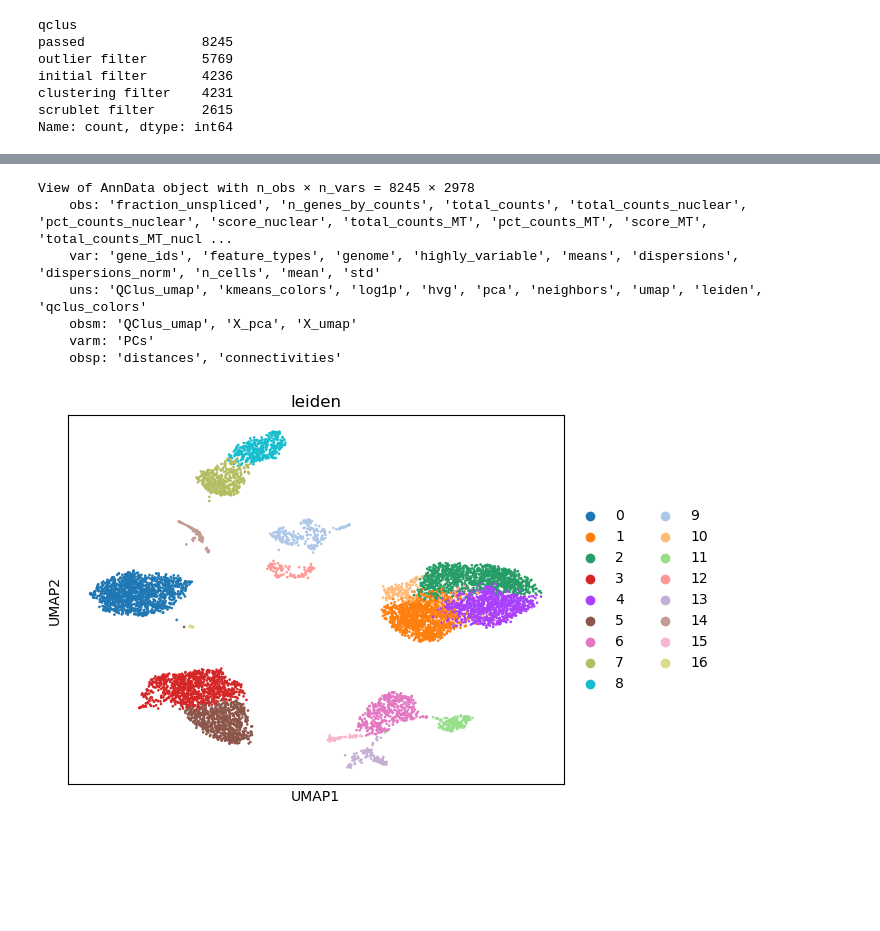
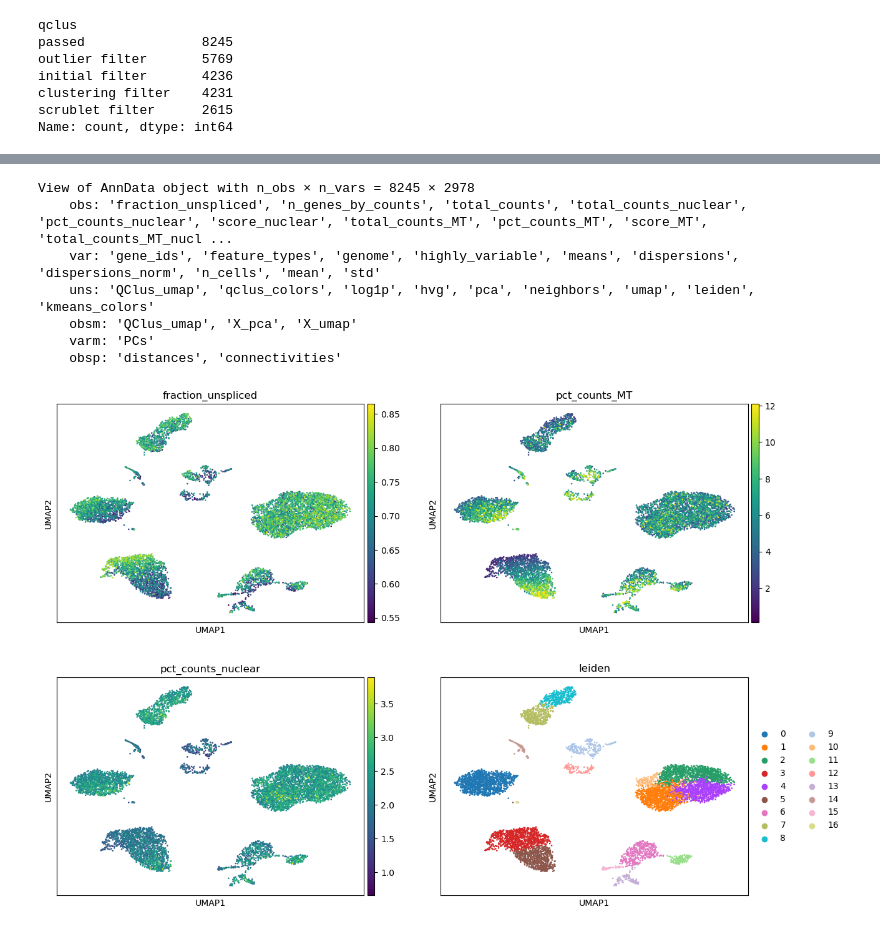
Before and after one commit to linnalab/qclus, a Jupyter notebook: tutorials/qclus_tutorial.ipynb, the cells around one changed output, grey strips where cells are left out. Saved outputs shown, nothing was run; the diff lists cells and outputs as text; code cells hidden in the pictures; blank space fills up the shorter version.

Commit message:
Expanded figures in tutorial

```diff
--- a/tutorials/qclus_tutorial.ipynb
+++ b/tutorials/qclus_tutorial.ipynb
@@ -55,3 +56,30 @@ initial filter       4236
 clustering filter    4231
 scrublet filter      2615
 Name: count, dtype: int64
+# %%
+# Define the order of the qclus categories
+qclus_order = ['passed', 'scrublet filter', 'outlier filter', 'clustering filter', 'initial filter']
+
+# Ensure the qclus column is a categorical type with the specified order
+adata.obs['qclus'] = adata.obs['qclus'].astype('category')
+adata.obs['qclus'] = adata.obs['qclus'].cat.reorder_categories(qclus_order, ordered=True)
+
+# Create the figure and subplots
+fig, axs = plt.subplots(2, 2, figsize=(15, 10))
+
+# Plot each subplot
+sc.pl.violin(adata, 'fraction_unspliced', groupby='qclus', order=qclus_order, ax=axs[0, 0], show=False)
+axs[0, 0].set_title('Fraction Unspliced')
+
+sc.pl.violin(adata, 'pct_counts_MT', groupby='qclus', order=qclus_order, ax=axs[0, 1], show=False)
+axs[0, 1].set_title('Pct Counts MT')
+
+sc.pl.violin(adata, 'pct_counts_nuclear', groupby='qclus', order=qclus_order, ax=axs[1, 0], show=False)
+axs[1, 0].set_title('Pct Counts Nuclear')
+
+sc.pl.violin(adata, 'total_counts', groupby='qclus', order=qclus_order, ax=axs[1, 1], show=False)
+axs[1, 1].set_title('Total Counts')
+
+# Adjust layout and show the plot
+plt.tight_layout()
+plt.show()
@@ -93,16 +123,16 @@ adata
 View of AnnData object with n_obs × n_vars = 8245 × 2978
     obs: 'fraction_unspliced', 'n_genes_by_counts', 'total_counts', 'total_counts_nuclear', 'pct_counts_nuclear', 'score_nuclear', 'total_counts_MT', 'pct_counts_MT', 'score_MT', 'total_counts_MT_nucl ...
     var: 'gene_ids', 'feature_types', 'genome', 'highly_variable', 'means', 'dispersions', 'dispersions_norm', 'n_cells', 'mean', 'std'
-    uns: 'QClus_umap', 'kmeans_colors', 'log1p', 'hvg', 'pca', 'neighbors', 'umap', 'leiden', 'qclus_colors'
+    uns: 'QClus_umap', 'qclus_colors', 'log1p', 'hvg', 'pca', 'neighbors', 'umap', 'leiden', 'kmeans_colors'
     obsm: 'QClus_umap', 'X_pca', 'X_umap'
     varm: 'PCs'
     obsp: 'distances', 'connectivities'
 # %%
 sc.tl.pca(adata, svd_solver='randomized')
 sc.pp.neighbors(adata, n_neighbors=10, n_pcs=40)
 sc.tl.umap(adata)
 sc.tl.leiden(adata, key_added="leiden")
 
-sc.pl.umap(adata, color="leiden")
+sc.pl.umap(adata, color=["fraction_unspliced", "pct_counts_MT", "pct_counts_nuclear", "leiden"], ncols=2)
 # %% [output]
-[figure, old version]
+[figure, new version]
```
Also changed, not shown: parts of 5 cells of this notebook.
